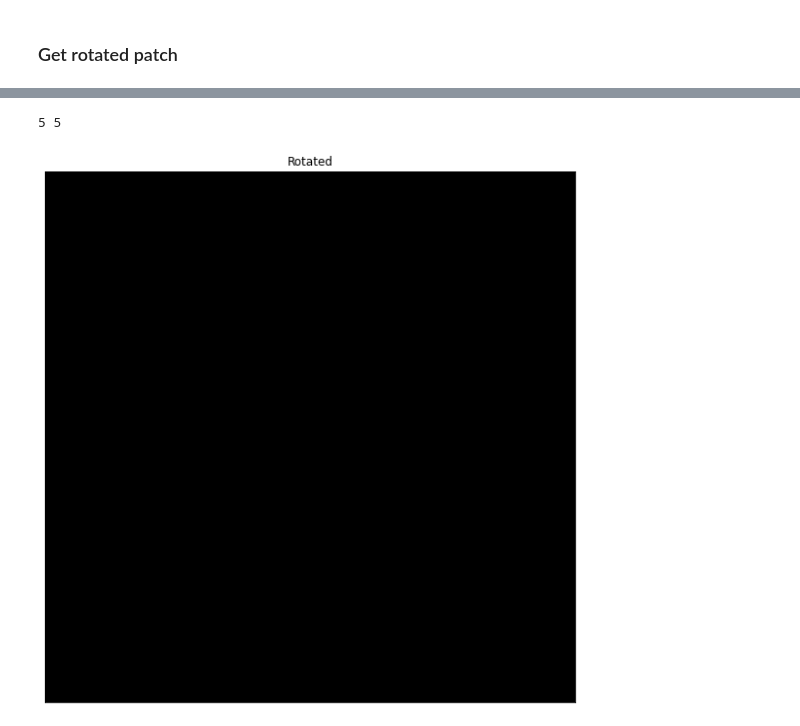
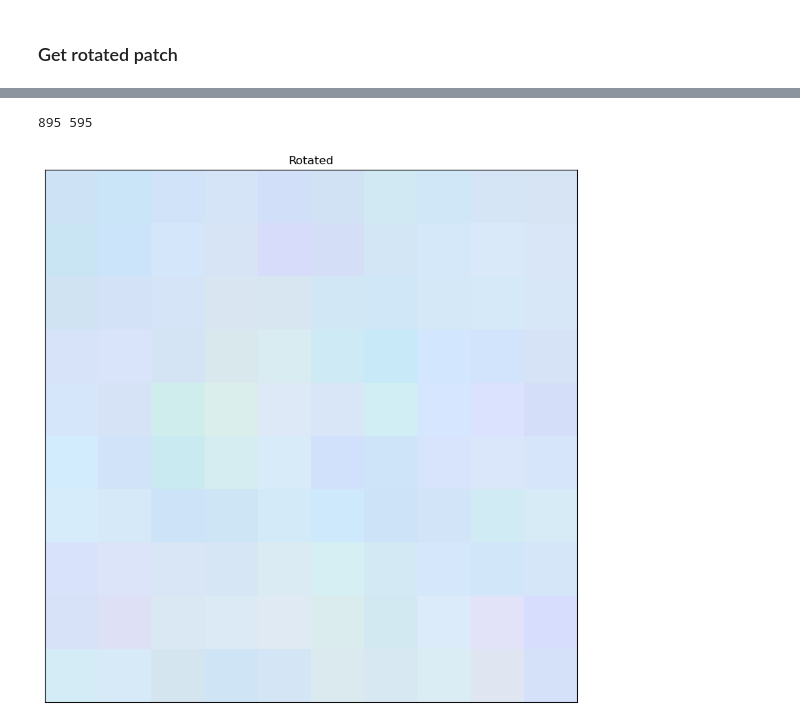
Before and after one commit to halBRY/cs415, a Jupyter notebook: HW1/h1-q3/rot-patch-ques.ipynb, the cells around one changed output, grey strips where cells are left out. Saved outputs shown, nothing was run; the diff lists cells and outputs as text; code cells hidden in the pictures.

```diff
--- a/HW1/h1-q3/rot-patch-ques.ipynb
+++ b/HW1/h1-q3/rot-patch-ques.ipynb
@@ -161,11 +161,11 @@ M= [[ 9.84807753e-01  1.73648178e-01 -4.71075936e+00]
 # %%
 # Part c(iv) insert code to extract patch from this new canvas
 
-patch = axis_aligned_patch(dst, np.asarray([10,10]), 10, 10)
+patch = axis_aligned_patch(dst, np.asarray([w/2,h/2]), 10, 10)
 plt.figure(figsize = [10, 10])
 plt.imshow(cv2.cvtColor(patch.astype(np.uint8), cv2.COLOR_BGR2RGB))
 plt.title('Rotated'), plt.xticks([]), plt.yticks([])
 plt.show()
 # %% [output]
-5 5
+895 595
-[figure, old version]
+[figure, new version]
```
Also changed, not shown: parts of 1 cell of this notebook.
